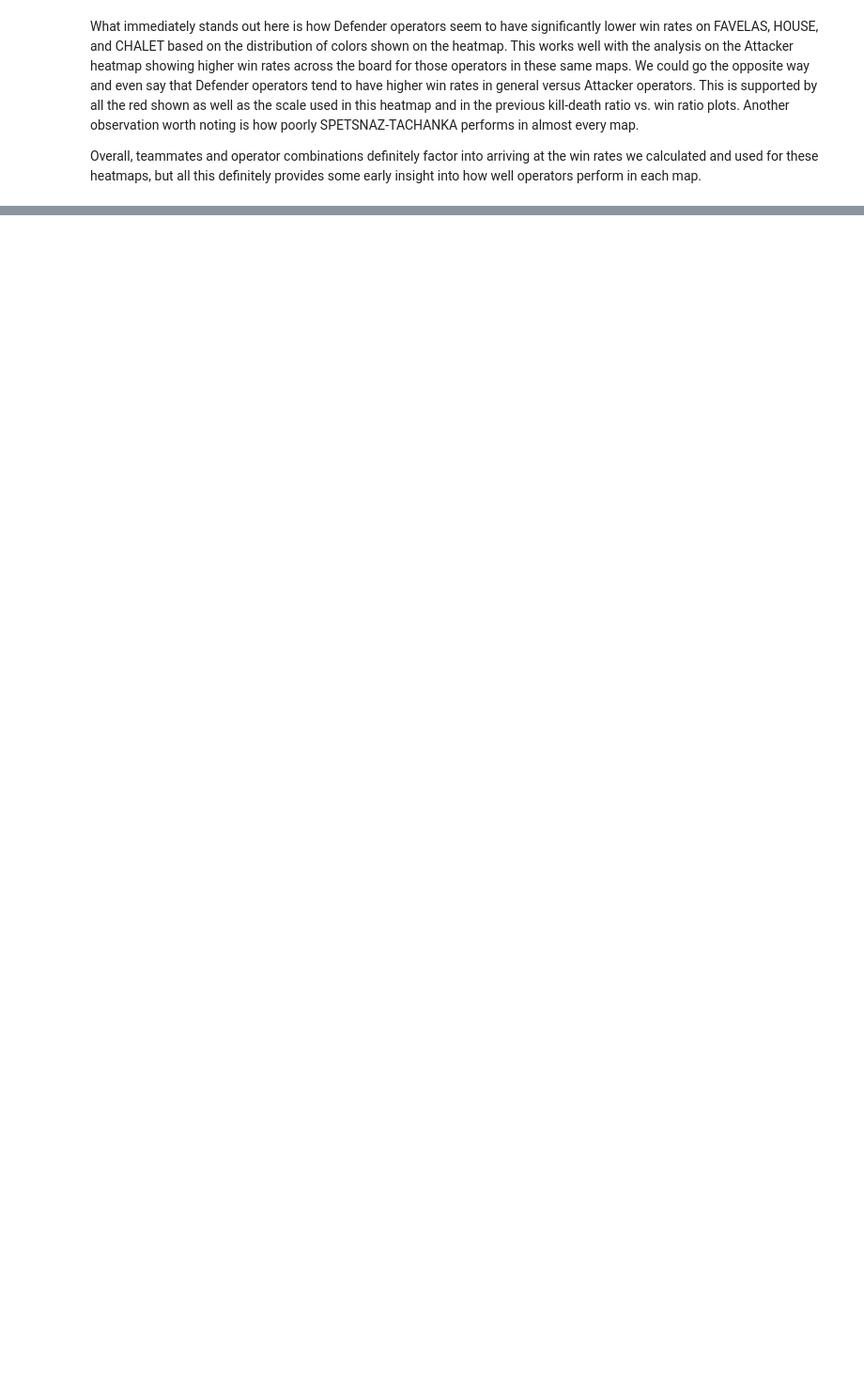
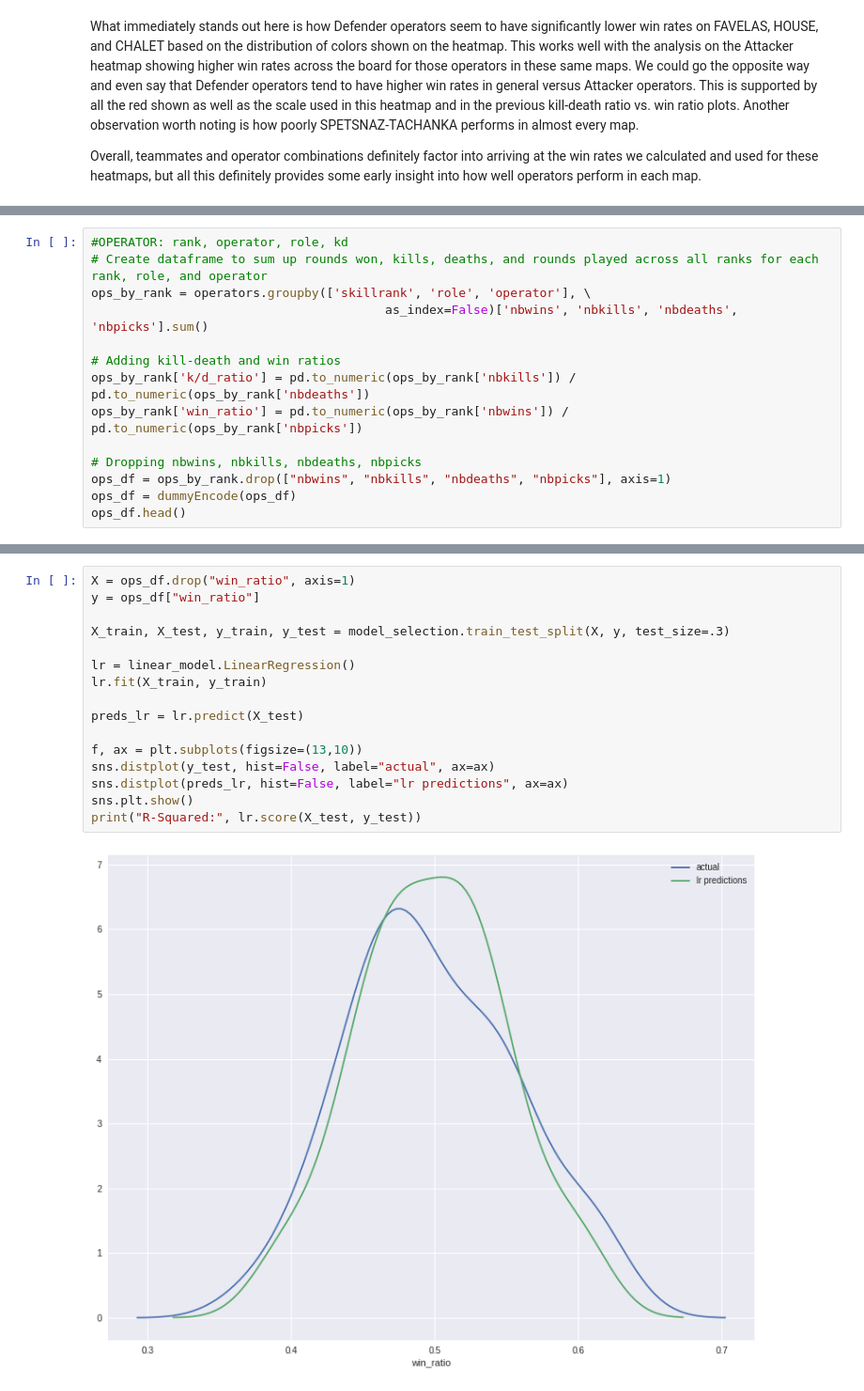
Before and after one commit to jiglesia3/jiglesia3.github.io, a Jupyter notebook: Final Tutorial.ipynb, the cells around one changed output, grey strips where cells are left out. Shown at 94% size. Cells and saved outputs as stored; diff of their text form; blank space fills up the shorter version.

```diff
--- a/Final Tutorial.ipynb
+++ b/Final Tutorial.ipynb
@@ -588,0 +526,14 @@ sns.plt.show()
+# %%
+#OPERATOR: rank, operator, role, kd
+# Create dataframe to sum up rounds won, kills, deaths, and rounds played across all ranks for each rank, role, and operator
+ops_by_rank = operators.groupby(['skillrank', 'role', 'operator'], \
+                                        as_index=False)['nbwins', 'nbkills', 'nbdeaths', 'nbpicks'].sum()
+
+# Adding kill-death and win ratios
+ops_by_rank['k/d_ratio'] = pd.to_numeric(ops_by_rank['nbkills']) / pd.to_numeric(ops_by_rank['nbdeaths'])
+ops_by_rank['win_ratio'] = pd.to_numeric(ops_by_rank['nbwins']) / pd.to_numeric(ops_by_rank['nbpicks'])
+
+# Dropping nbwins, nbkills, nbdeaths, nbpicks
+ops_df = ops_by_rank.drop(["nbwins", "nbkills", "nbdeaths", "nbpicks"], axis=1)
+ops_df = dummyEncode(ops_df)
+ops_df.head()
@@ -588,0 +549,18 @@ sns.plt.show()
+# %%
+X = ops_df.drop("win_ratio", axis=1)
+y = ops_df["win_ratio"]
+
+X_train, X_test, y_train, y_test = model_selection.train_test_split(X, y, test_size=.3)
+
+lr = linear_model.LinearRegression()
+lr.fit(X_train, y_train)
+
+preds_lr = lr.predict(X_test)
+
+f, ax = plt.subplots(figsize=(13,10))
+sns.distplot(y_test, hist=False, label="actual", ax=ax)
+sns.distplot(preds_lr, hist=False, label="lr predictions", ax=ax)
+sns.plt.show()
+print("R-Squared:", lr.score(X_test, y_test))
+# %% [output]
+[figure, added]
```
Also changed, not shown: parts of 23 cells of this notebook.
